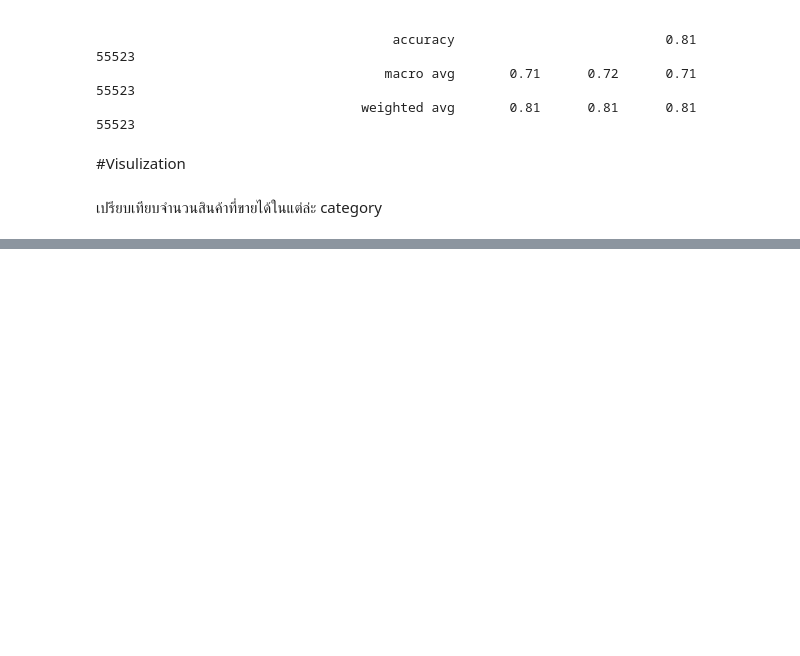
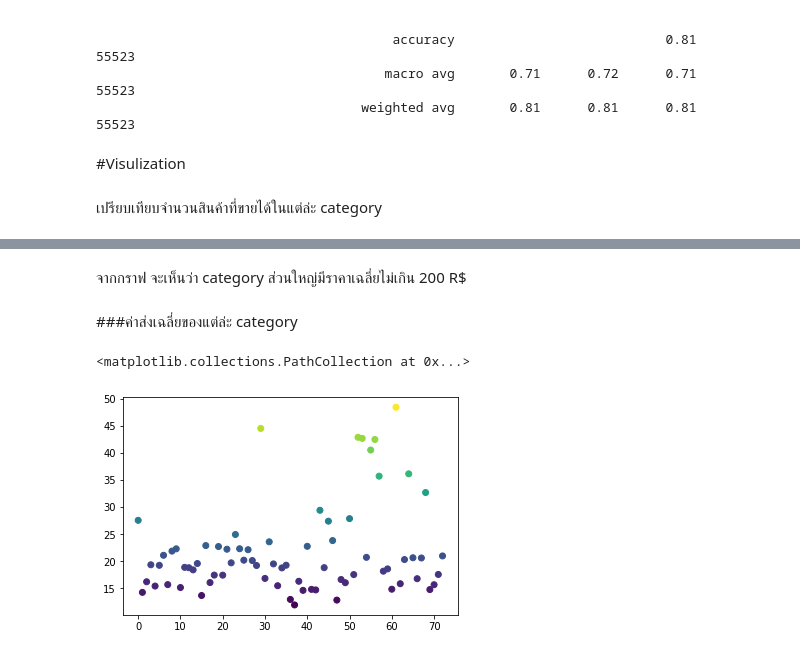
Before and after one commit to 603021852-8/DWDM21, a Jupyter notebook: Group_Project.ipynb, the cells around one changed output, grey strips where cells are left out. Drawn from its saved outputs; the diff is of its cells as text; code cells hidden in the pictures; blank space fills up the shorter version.

```diff
--- a/Group_Project.ipynb
+++ b/Group_Project.ipynb
@@ -648,0 +749,10 @@ import numpy as np
+# %% [markdown]
+จากกราฟ จะเห็นว่า category ส่วนใหญ่มีราคาเฉลี่ยไม่เกิน 200 R$
+# %% [markdown]
+###ค่าส่งเฉลี่ยของแต่ล่ะ category
+# %%
+#พล็อตกราฟ scatter ค่าส่งเฉลี่ยของแต่ล่ะ category
+plt.scatter(range(len(data_mean.iloc[:,2])),data_mean.iloc[:,2],c=0.3*data_mean.iloc[:,2])
+# %% [output]
+<matplotlib.collections.PathCollection at 0x...>
+[figure, added]
```
Also changed, not shown: parts of 24 cells of this notebook.
